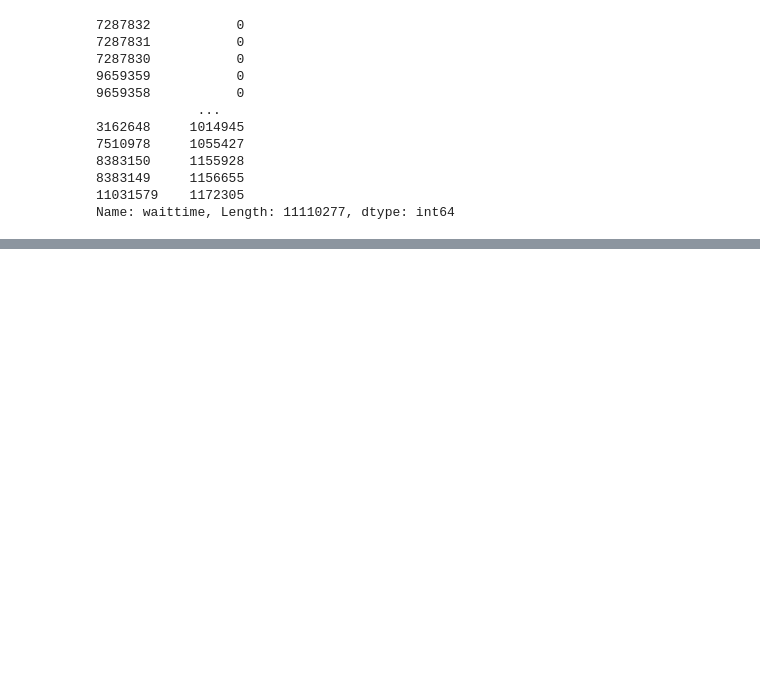
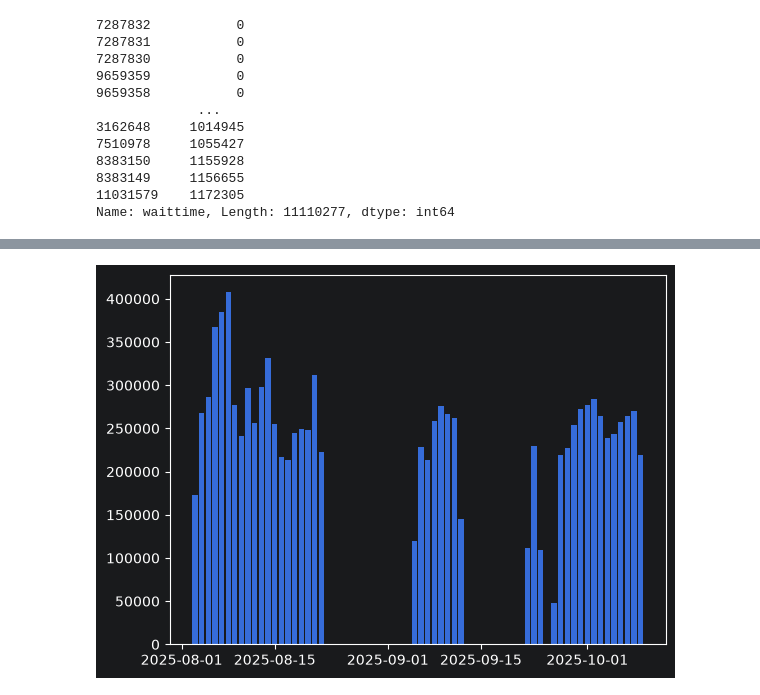
Before and after one commit to wiedzmin1414/bitcoin-node-data, a Jupyter notebook: analiza.ipynb, the cells around one changed output, grey strips where cells are left out. Drawn from its saved outputs; the diff is of its cells as text; code cells hidden in the pictures; blank space fills up the shorter version.

```diff
--- a/analiza.ipynb
+++ b/analiza.ipynb
@@ -409,0 +487,3 @@ plt.show()
+# %%
+arrival_times_days = [np.datetime64(f'{i.year}-{'0' if i.month < 10 else ''}{i.month}-{'0' if i.day < 10 else ''}{i.day}') for i in arrival_times]
+arrival_times_days
@@ -409,0 +508,5 @@ plt.show()
+# %%
+from collections import Counter
+
+arrival_times_days_occurs = Counter(arrival_times_days)
+arrival_times_days_occurs
@@ -409,0 +531,3 @@ plt.show()
+# %%
+arrival_times_days_occurs_to_list = list(arrival_times_days_occurs.items())
+arrival_times_days_occurs_to_list
@@ -409,0 +552,4 @@ plt.show()
+# %%
+days = [arrival_times_days_occurs_to_list[i][0] for i in range(len(arrival_times_days_occurs_to_list))]
+days_values = [arrival_times_days_occurs_to_list[i][1] for i in range(len(arrival_times_days_occurs_to_list))]
+days
@@ -409,0 +594,5 @@ plt.show()
+# %%
+plt.bar(days, days_values)
+plt.show()
+# %% [output]
+[figure, added]
```
Also changed, not shown: parts of 33 cells of this notebook, 1 other file.
